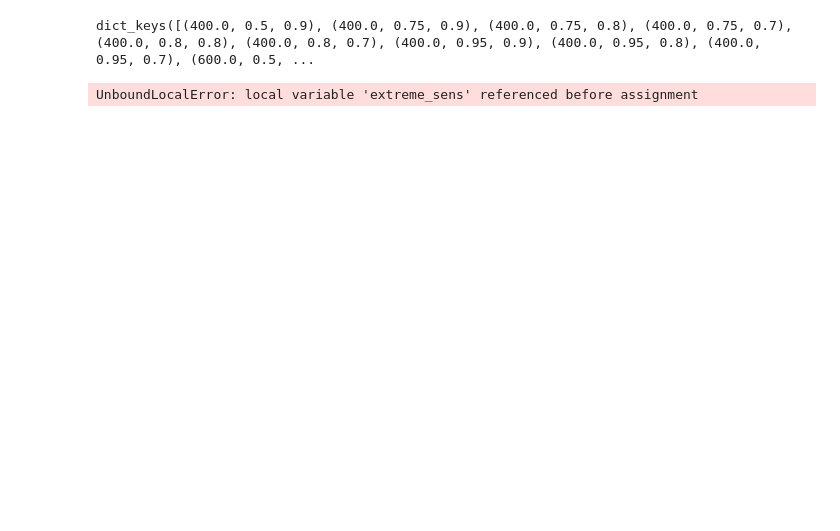
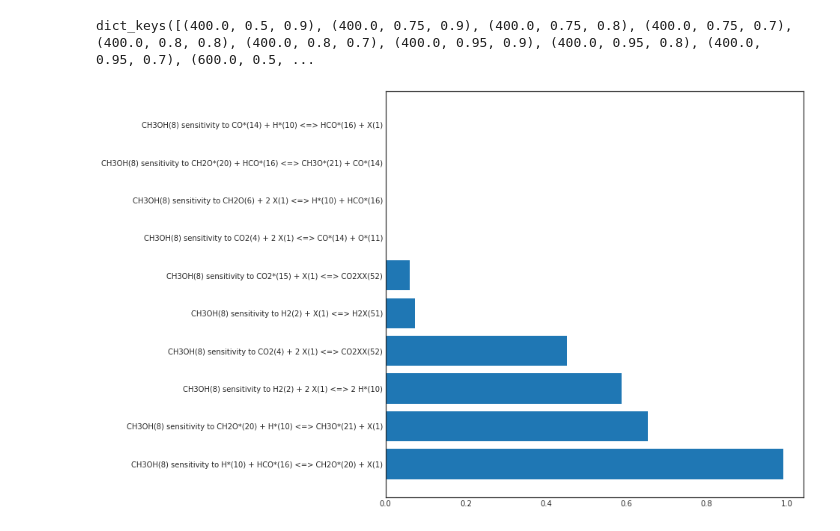
Before and after one commit to comocheng/meOH-analysis, a Jupyter notebook: cantera_simulations/RMG_wDeut/Analyze_data.ipynb, the cells around one changed output. Cells and saved outputs as stored; diff of their text form; code cells hidden in the pictures; blank space fills up the shorter version.

Commit message:
updates to analysis before adding brute force sensitivity

```diff
--- a/cantera_simulations/RMG_wDeut/Analyze_data.ipynb
+++ b/cantera_simulations/RMG_wDeut/Analyze_data.ipynb
@@ -605,42 +604,36 @@ def max_sensitivities(df, number=0):
             max_sens = value.max()
             min_sens = value.min()
 
-            if abs(max_sens) > abs(min_sens):
+            if abs(max_sens) >= abs(min_sens):
                 extreme_sens = max_sens
             elif abs(max_sens) < abs(min_sens):
                 extreme_sens = min_sens
 
 
             columns.update({key:extreme_sens})
 #             print(key, max_sens)
 
     if number !=0:
         columns = dict(sorted(columns.items(), key=lambda kv: kv[1], reverse=True)[:number])
         columns_rev = dict(sorted(columns.items(), key=lambda kv: kv[1], reverse=False)[:number])
     else:
         columns = dict(sorted(columns.items(), key=lambda kv: kv[1], reverse=True))
         columns_rev = dict(sorted(columns.items(), key=lambda kv: kv[1], reverse=False))
     return columns, columns_rev
 
 
 # plot the top sensitivities for a dataframe
 def plot_sensitivities(df, num = 5):
 
     imp_reactions_pos, imp_reactions_neg  = max_sensitivities(df,num)
     imp_reactions = {**imp_reactions_pos, **imp_reactions_neg}
-    print(imp_reactions_pos, imp_reactions_neg)
-#     pd.DataFrame.from_dict(imp_reactions)
-
-#     fig, ax = plt.subplots(1,num,figsize=(15,5))
-#     fig.subplots_adjust(wspace=0.5)
-
 
     plt.barh(*zip(*imp_reactions.items()))
 
 
 
-columns, columns_rev = max_sensitivities(sens_data_dict[400, 0.5, 0.5],5)
+columns, columns_rev = max_sensitivities(sens_data_dict[400.0, 0.5, 0.9],5)
 
 plot_sensitivities(sens_data_dict[400.0, 0.5, 0.9],10)
 # %% [output]
-UnboundLocalError: local variable 'extreme_sens' referenced before assignment
+[figure, added]
```
Also changed, not shown: parts of 9 cells of this notebook, 4 other files.
